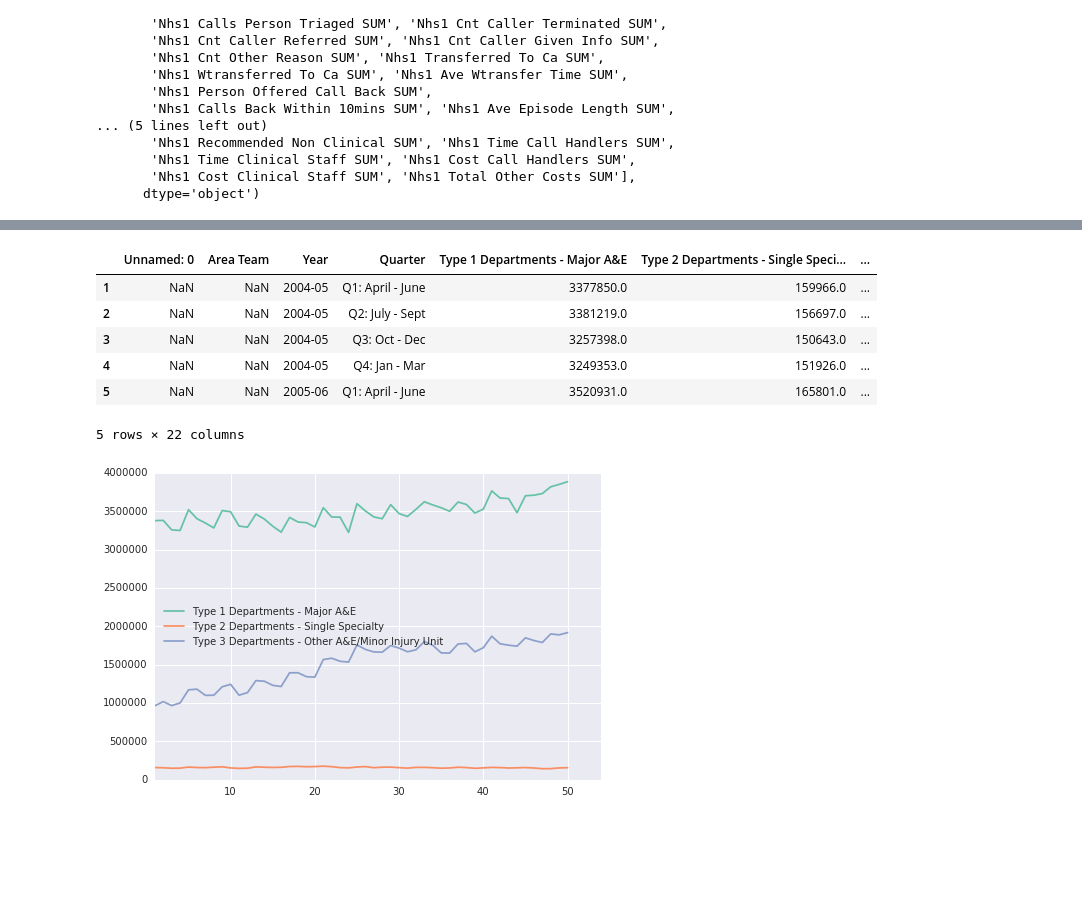
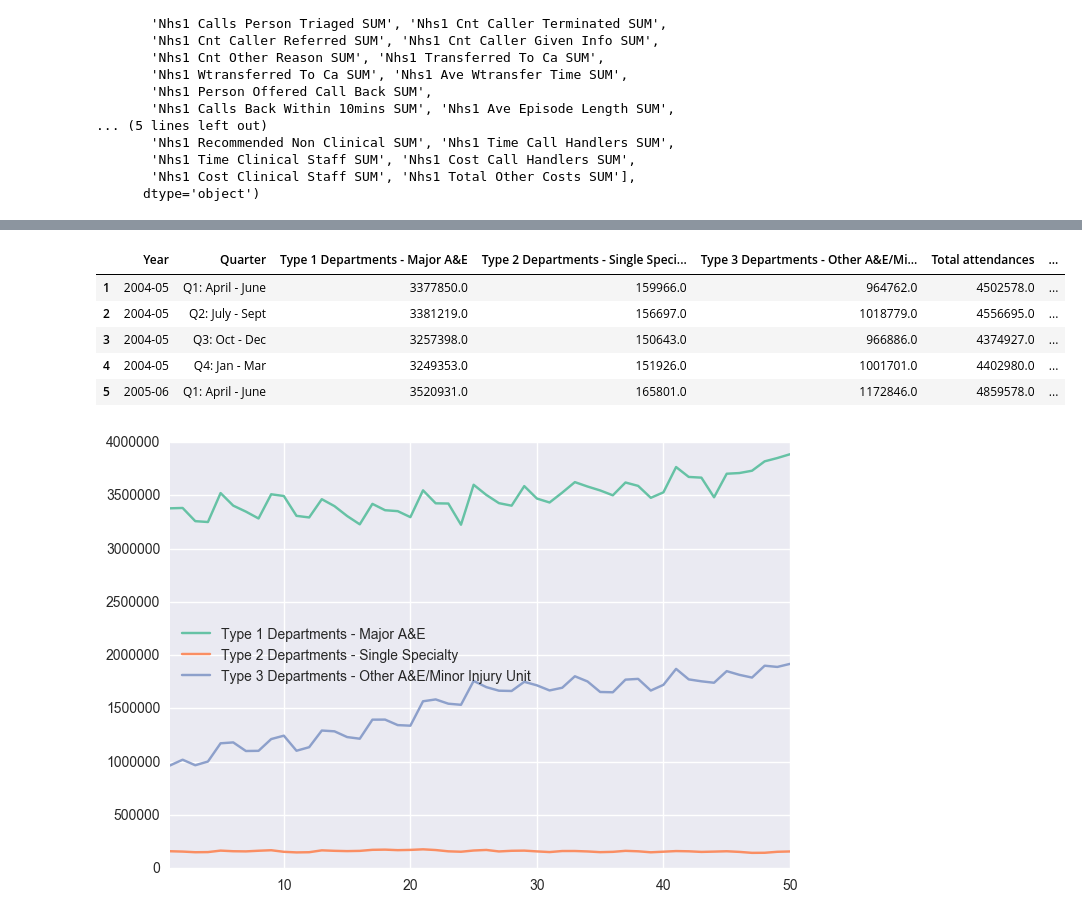
Before and after one commit to psychemedia/openHealthDataDoodles, a Jupyter notebook: notebooks/NHS 111.ipynb, the cells around one changed output, grey strips where cells are left out. Cells and saved outputs as stored; diff of their text form; code cells hidden in the pictures; blank space fills up the shorter version.

```diff
--- a/notebooks/NHS 111.ipynb
+++ b/notebooks/NHS 111.ipynb
@@ -108,20 +113,22 @@ df2=pd.read_excel?
 # %%
 df2=pd.read_excel('data/Quarterly-timeseries-Nov-2016.xls',skiprows=16,na_values='-').dropna(how='all')
 df2['Year'].fillna(method='ffill',inplace=True)
 #First group of cols are A&E attendances. I really need to sort out how to read multirow headers!
+#Tidy data to remove empty rows at end of table, empty columns
+df2.dropna(axis=0,subset=['Quarter'],inplace=True)
+df2.dropna(axis=1,how='all',inplace=True)
 df2.head()
 # %% [output]
-|  | Unnamed: 0 | Area Team | Year | Quarter | Type 1 Departments - Major A&E | Type 2 Departments - Single Speci... | ... |
-| 1 | NaN | NaN | 2004-05 | Q1: April - June | 3377850.0 | 159966.0 | ... |
-| 2 | NaN | NaN | 2004-05 | Q2: July - Sept | 3381219.0 | 156697.0 | ... |
-| 3 | NaN | NaN | 2004-05 | Q3: Oct - Dec | 3257398.0 | 150643.0 | ... |
-| 4 | NaN | NaN | 2004-05 | Q4: Jan - Mar | 3249353.0 | 151926.0 | ... |
-| 5 | NaN | NaN | 2005-06 | Q1: April - June | 3520931.0 | 165801.0 | ... |
+|  | Year | Quarter | Type 1 Departments - Major A&E | Type 2 Departments - Single Speci... | Type 3 Departments - Other A&E/Mi... | Total attendances | ... |
+| 1 | 2004-05 | Q1: April - June | 3377850.0 | 159966.0 | 964762.0 | 4502578.0 | ... |
+| 2 | 2004-05 | Q2: July - Sept | 3381219.0 | 156697.0 | 1018779.0 | 4556695.0 | ... |
+| 3 | 2004-05 | Q3: Oct - Dec | 3257398.0 | 150643.0 | 966886.0 | 4374927.0 | ... |
+| 4 | 2004-05 | Q4: Jan - Mar | 3249353.0 | 151926.0 | 1001701.0 | 4402980.0 | ... |
+| 5 | 2005-06 | Q1: April - June | 3520931.0 | 165801.0 | 1172846.0 | 4859578.0 | ... |
-5 rows × 22 columns
 # %%
 df2[['Type 1 Departments - Major A&E',
      'Type 2 Departments - Single Specialty',
      'Type 3 Departments - Other A&E/Minor Injury Unit']].plot();
 # %% [output]
-[figure, old version]
+[figure, new version]
 # %%
```
Also changed, not shown: parts of 19 cells of this notebook.
